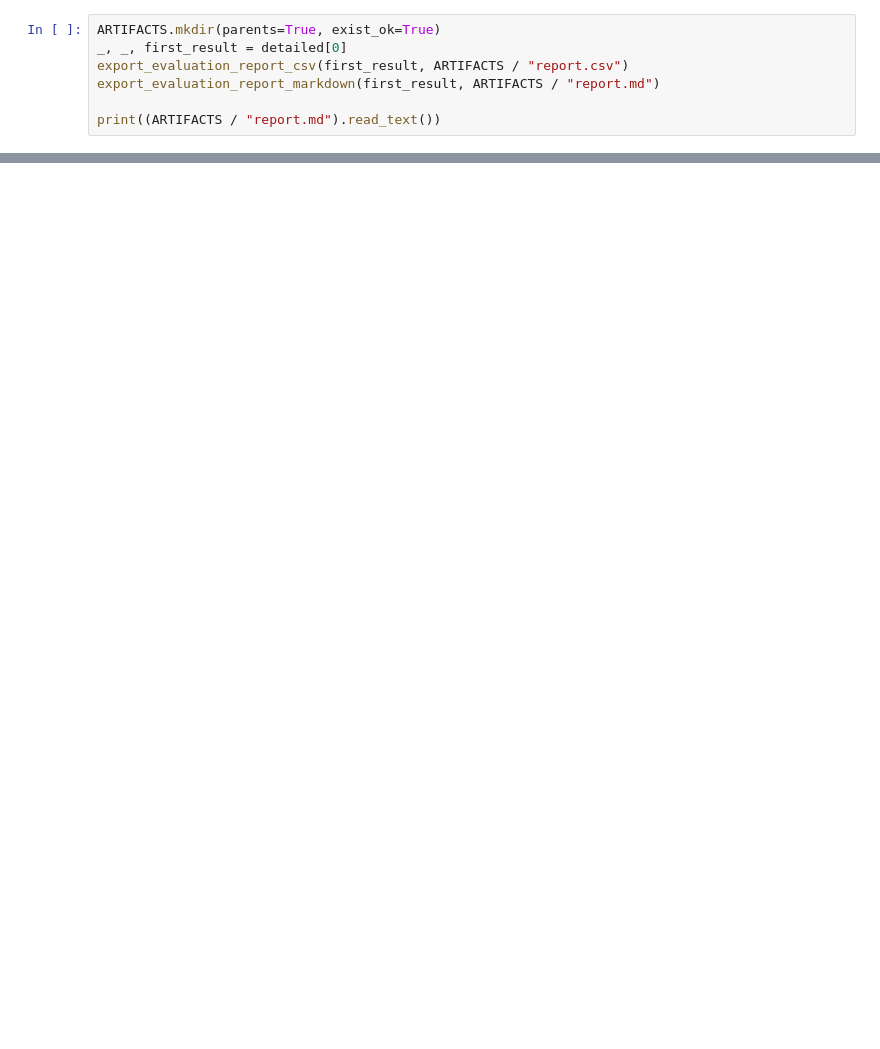
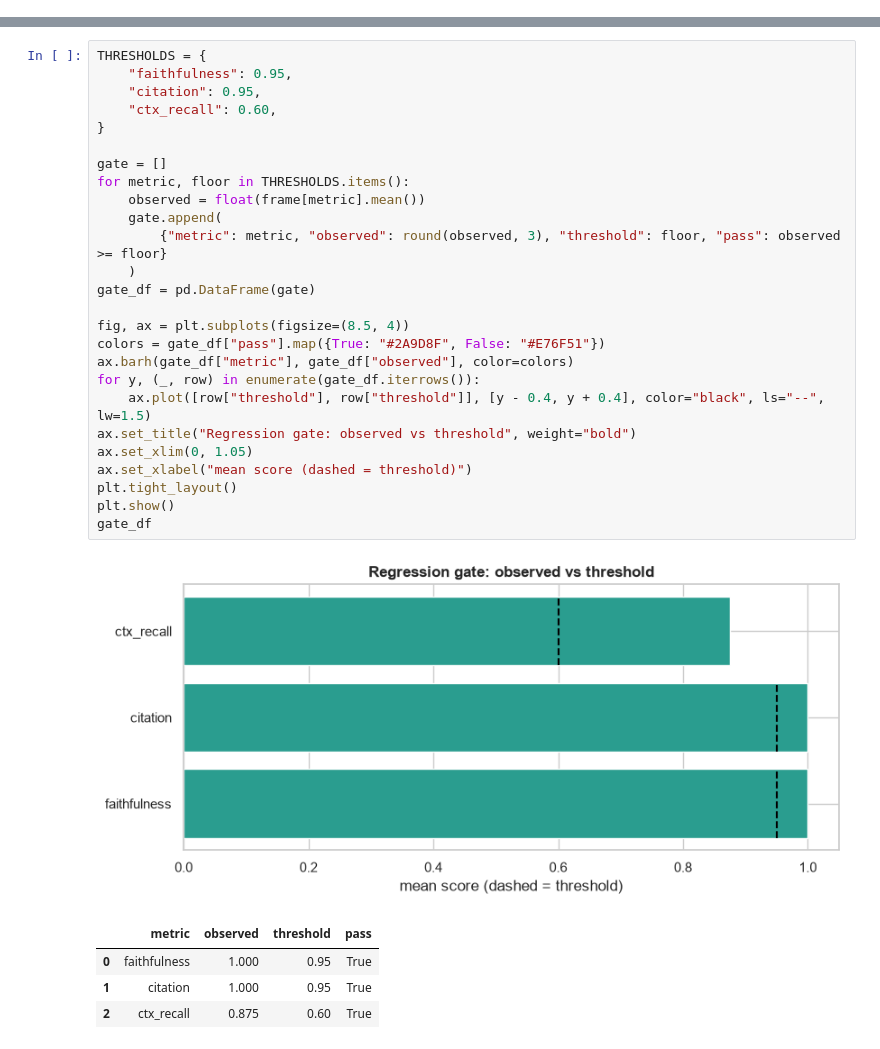
Before and after one commit to DiogoRibeiro7/ragops-lab, a Jupyter notebook: notebooks/04_rag_evaluation.ipynb, the cells around one changed output, grey strips where cells are left out. Cells and saved outputs as stored; diff of their text form; blank space fills up the shorter version.

```diff
--- a/notebooks/04_rag_evaluation.ipynb
+++ b/notebooks/04_rag_evaluation.ipynb
@@ -98,7 +137,0 @@ question's report as an example.
-# %%
-ARTIFACTS.mkdir(parents=True, exist_ok=True)
-_, _, first_result = detailed[0]
-export_evaluation_report_csv(first_result, ARTIFACTS / "report.csv")
-export_evaluation_report_markdown(first_result, ARTIFACTS / "report.md")
-
-print((ARTIFACTS / "report.md").read_text())
@@ -120,0 +227,32 @@ same.
+# %%
+THRESHOLDS = {
+    "faithfulness": 0.95,
+    "citation": 0.95,
+    "ctx_recall": 0.60,
+}
+
+gate = []
+for metric, floor in THRESHOLDS.items():
+    observed = float(frame[metric].mean())
+    gate.append(
+        {"metric": metric, "observed": round(observed, 3), "threshold": floor, "pass": observed >= floor}
+    )
+gate_df = pd.DataFrame(gate)
+
+fig, ax = plt.subplots(figsize=(8.5, 4))
+colors = gate_df["pass"].map({True: "#2A9D8F", False: "#E76F51"})
+ax.barh(gate_df["metric"], gate_df["observed"], color=colors)
+for y, (_, row) in enumerate(gate_df.iterrows()):
+    ax.plot([row["threshold"], row["threshold"]], [y - 0.4, y + 0.4], color="black", ls="--", lw=1.5)
+ax.set_title("Regression gate: observed vs threshold", weight="bold")
+ax.set_xlim(0, 1.05)
+ax.set_xlabel("mean score (dashed = threshold)")
+plt.tight_layout()
+plt.show()
+gate_df
+# %% [output]
+[figure, added]
+|  | metric | observed | threshold | pass |
+| 0 | faithfulness | 1.000 | 0.95 | True |
+| 1 | citation | 1.000 | 0.95 | True |
+| 2 | ctx_recall | 0.875 | 0.60 | True |
```
Also changed, not shown: parts of 24 cells of this notebook, 19 other files.
